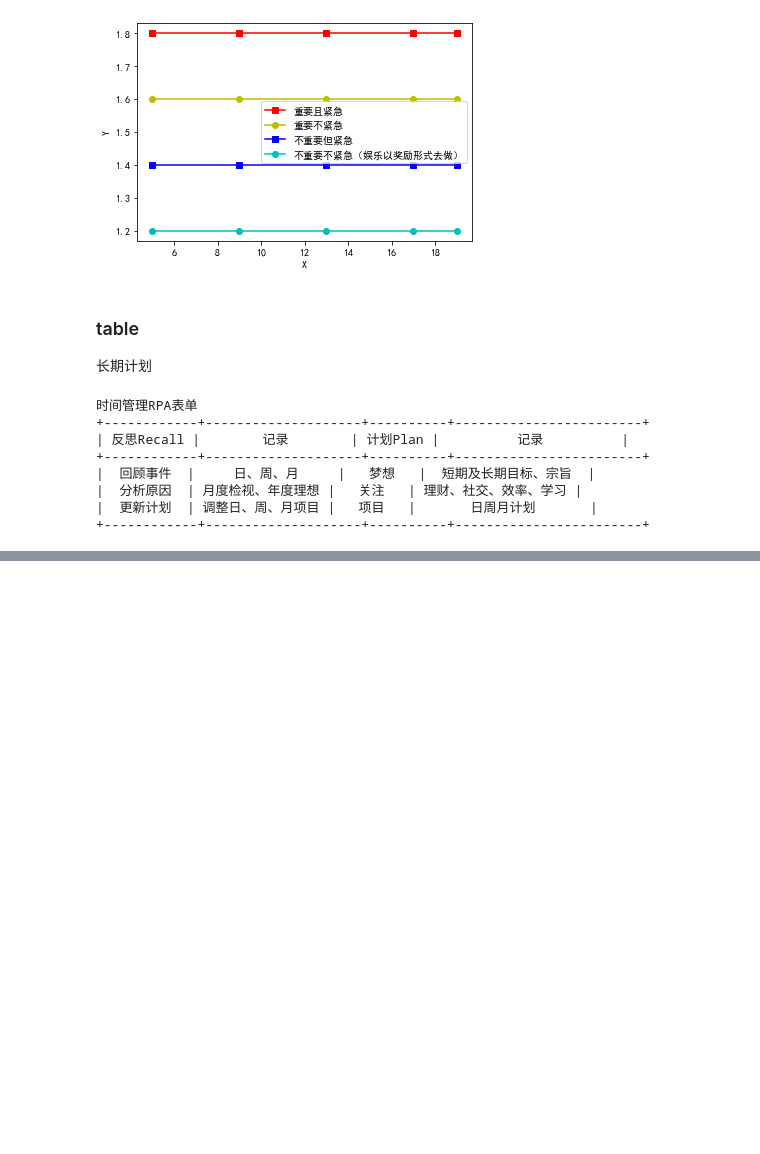
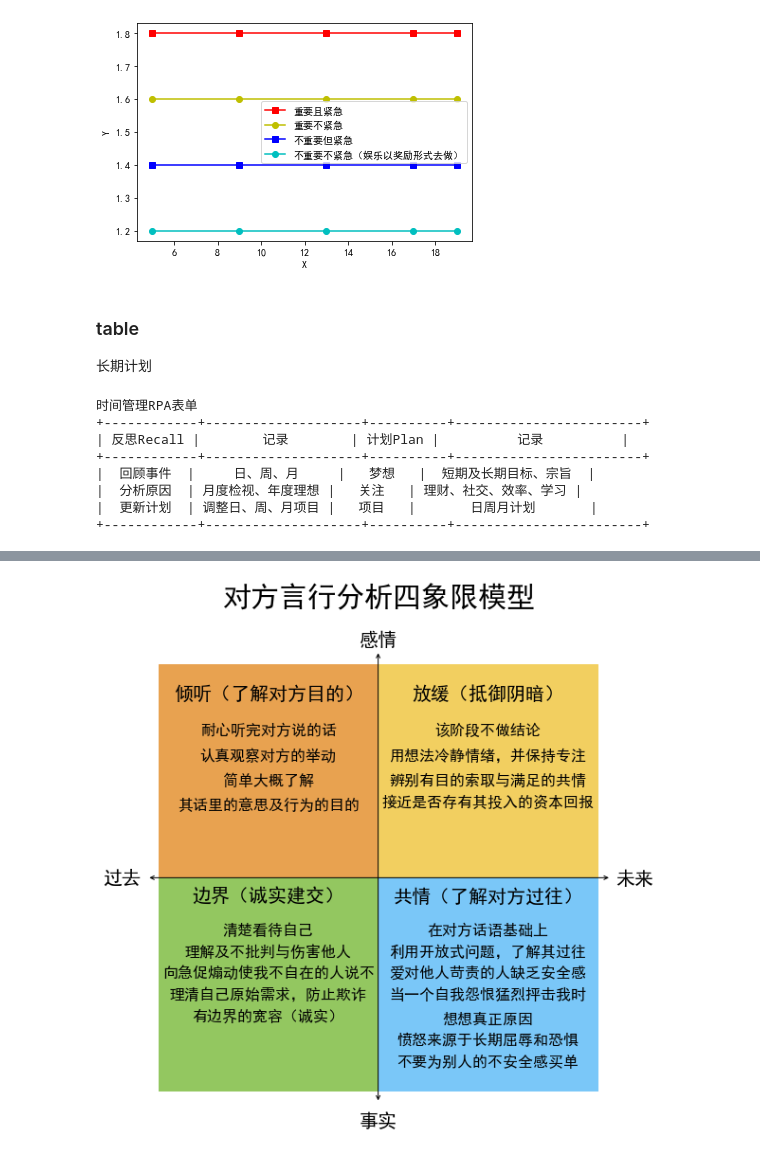
Before and after one commit to LPP521/bujo, a Jupyter notebook: 事项管理模板.ipynb, the cells around one changed output, grey strips where cells are left out. Cells and saved outputs as stored; diff of their text form; code cells hidden in the pictures; blank space fills up the shorter version.

```diff
--- a/事项管理模板.ipynb
+++ b/事项管理模板.ipynb
@@ -84,0 +90,89 @@ print(table)
+# %%
+# 导入所需的库
+import matplotlib as mpl
+import matplotlib.pyplot as plt
+import numpy as np
+
+# 直接在 Jupyter Notebook 中显示图形
+%matplotlib inline
+
+# 正常显示中文标签
+plt.rcParams['font.sans-serif'] = ['SimHei']
+
+# 正常显示负号
+plt.rcParams['axes.unicode_minus'] = False
+
+# 设置图像大小
+fig, ax = plt.subplots(figsize=(9, 9))
+
+# 设置坐标范围
+plt.xlim(0, 13)
+plt.ylim(0, 13)
+
+# 横坐标轴
+plt.text(-1, 6, r'过去', fontsize=20, verticalalignment='center', horizontalalignment='center')
+plt.text(13, 6, r'未来', fontsize=20, verticalalignment='center', horizontalalignment='center')
+plt.annotate('', xy=(12.3, 6), xytext=(-0.3, 6), arrowprops=dict(arrowstyle='<->', shrinkB=0))
+
+# 纵坐标轴
+plt.text(6, 12.5, r'感情', fontsize=20, horizontalalignment='center')
+plt.text(6, -1, r'事实', fontsize=20, horizontalalignment='center')
+plt.annotate('', xy=(6, 12.3), xytext=(6, -0.3), arrowprops=dict(arrowstyle='<->', shrinkB=0))
+
+
+# 左上角
+plt.gca().add_patch(plt.Rectangle((0,6),6,6, color='#E8A250', alpha=1))
+plt.text(3, 11, '倾听（了解对方目的）', fontsize=20, horizontalalignment='center')
+plt.text(3, 10, '耐心听完对方说的话', fontsize=16, horizontalalignment='center')
+plt.text(3, 9.3, '认真观察对方的举动', fontsize=16, horizontalalignment='center')
+plt.text(3, 8.6, '简单大概了解', fontsize=16, horizontalalignment='center')
+plt.text(3, 7.9, '其话里的意思及行为的目的', fontsize=16, horizontalalignment='center')
+
+# 右上角
+plt.gca().add_patch(plt.Rectangle((6,6),6,6, color='#F2CF60', alpha=1))
+plt.text(9, 11, '放缓（抵御阴暗）', fontsize=20, horizontalalignment='center')
+plt.text(9, 10, '该阶段不做结论', fontsize=16, horizontalalignment='center')
+plt.text(9, 9.3, '用想法冷静情绪，并保持专注', fontsize=16, horizontalalignment='center')
+plt.text(9, 8.6, '辨别有目的索取与满足的共情', fontsize=16, horizontalalignment='center')
+plt.text(9, 8, '接近是否存有其投入的资本回报', fontsize=16, horizontalalignment='center')
+
+
+# 左下角
+plt.gca().add_patch(plt.Rectangle((0,0),6,6, color='#93C760', alpha=1))
+plt.text(3, 5.3, '边界（诚实建交）', fontsize=20, horizontalalignment='center')
+plt.text(3, 4.4, '清楚看待自己', fontsize=16, horizontalalignment='center')
+plt.text(3, 3.8, '理解及不批判与伤害他人', fontsize=16, horizontalalignment='center')
+plt.text(3, 3.2, '向急促煽动使我不自在的人说不', fontsize=16, horizontalalignment='center')
+plt.text(3, 2.6, '理清自己原始需求，防止欺诈', fontsize=16, horizontalalignment='center')
+plt.text(3, 2, '有边界的宽容（诚实）', fontsize=16, horizontalalignment='center')
+
+# 右下角
+plt.gca().add_patch(plt.Rectangle((6,0),6,6, color='#7AC7F8', alpha=1))
+plt.text(9, 5.3, '共情（了解对方过往）', fontsize=20, horizontalalignment='center')
+plt.text(9, 4.4, '在对方话语基础上', fontsize=16, horizontalalignment='center')
+plt.text(9, 3.8, '利用开放式问题，了解其过往', fontsize=16, horizontalalignment='center')
+plt.text(9, 3.2, '爱对他人苛责的人缺乏安全感', fontsize=16, horizontalalignment='center')
+plt.text(9, 2.6, '当一个自我怨恨猛烈抨击我时', fontsize=16, horizontalalignment='center')
+plt.text(9, 1.9, '想想真正原因', fontsize=16, horizontalalignment='center')
+plt.text(9, 1.3, '愤怒来源于长期屈辱和恐惧', fontsize=16, horizontalalignment='center')
+plt.text(9, 0.7, '不要为别人的不安全感买单', fontsize=16, horizontalalignment='center')
+
+# 标示制图的作者信息
+# plt.text(0, -1, '制图：hoochanlon',  fontsize=16)
+
+#去掉坐标刻度值
+plt.xticks([])
+plt.yticks([])
+
+#去掉边框
+ax.spines['top'].set_visible(False)
+ax.spines['right'].set_visible(False)
+ax.spines['bottom'].set_visible(False)
+ax.spines['left'].set_visible(False)
+
+# 标题
+plt.text(6, 13.6, '对方言行分析四象限模型', fontsize=30, horizontalalignment='center')
+
+plt.show()
+# %% [output]
+[figure, added]
```
Also changed, not shown: parts of 2 cells of this notebook, 2 other files.
